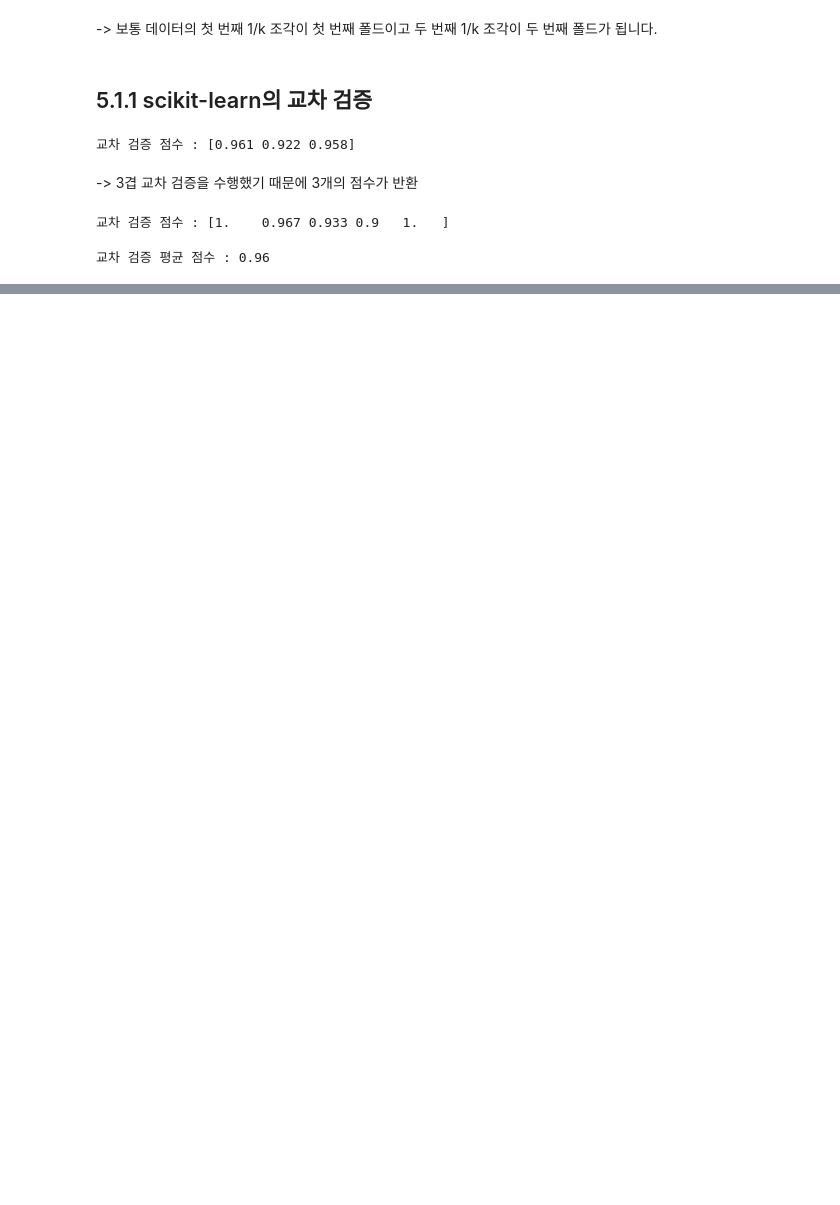
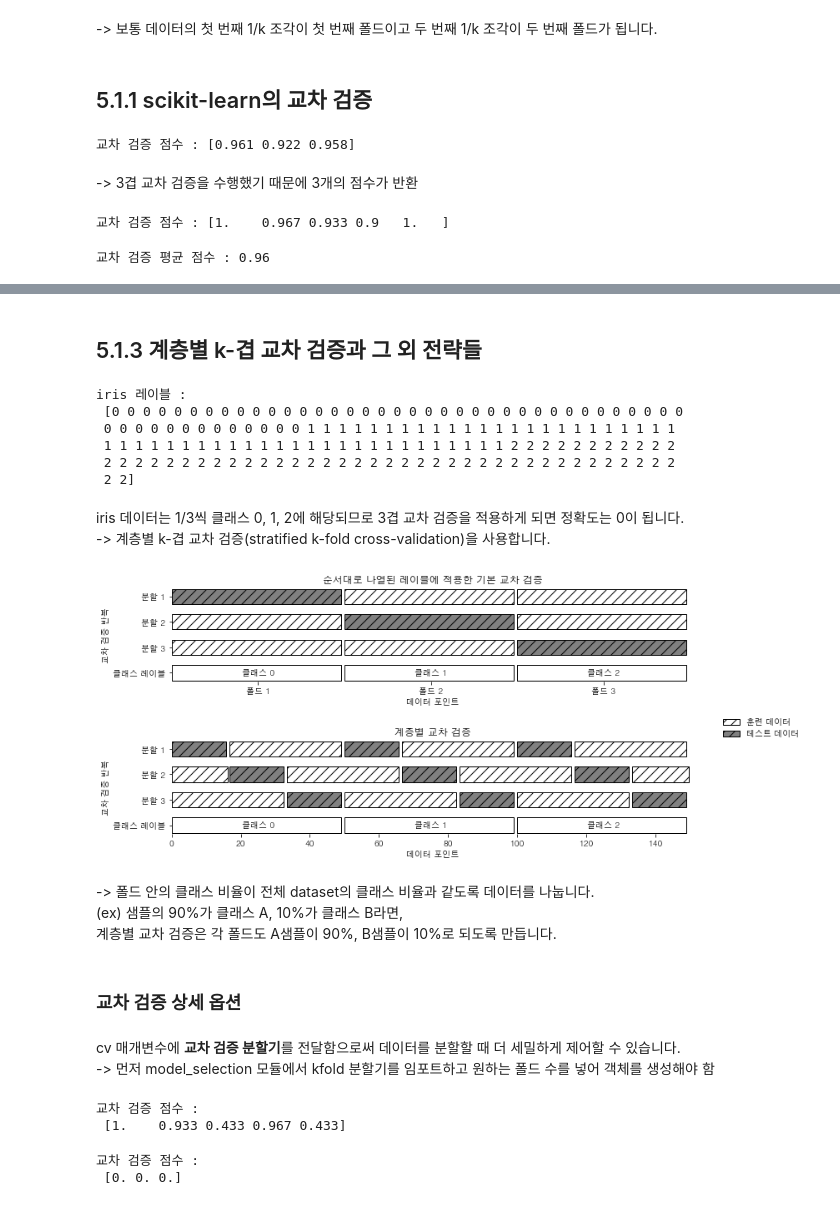
Before and after one commit to hyooo1017/Review, a Jupyter notebook: Introduction to Machine Learning with Python/5장. 모델 평가와 성능 향상.ipynb, the cells around one changed output, grey strips where cells are left out. Saved outputs shown, nothing was run; the diff lists cells and outputs as text; code cells hidden in the pictures; blank space fills up the shorter version.

```diff
--- a/Introduction to Machine Learning with Python/5장. 모델 평가와 성능 향상.ipynb
+++ b/Introduction to Machine Learning with Python/5장. 모델 평가와 성능 향상.ipynb
@@ -115,3 +116,47 @@ score_time     8.05e-04
 test_score     9.60e-01
 train_score    9.63e-01
 dtype: float64
+# %% [markdown]
+## 5.1.3 계층별 k-겹 교차 검증과 그 외 전략들
+# %%
+from sklearn.datasets import load_iris
+
+iris = load_iris()
+print("iris 레이블 :\n", iris.target)
+# %% [output]
+iris 레이블 :
+ [0 0 0 0 0 0 0 0 0 0 0 0 0 0 0 0 0 0 0 0 0 0 0 0 0 0 0 0 0 0 0 0 0 0 0 0 0
+ 0 0 0 0 0 0 0 0 0 0 0 0 0 1 1 1 1 1 1 1 1 1 1 1 1 1 1 1 1 1 1 1 1 1 1 1 1
+ 1 1 1 1 1 1 1 1 1 1 1 1 1 1 1 1 1 1 1 1 1 1 1 1 1 1 2 2 2 2 2 2 2 2 2 2 2
+ 2 2 2 2 2 2 2 2 2 2 2 2 2 2 2 2 2 2 2 2 2 2 2 2 2 2 2 2 2 2 2 2 2 2 2 2 2
+ 2 2]
+# %% [markdown]
+iris 데이터는 1/3씩 클래스 0, 1, 2에 해당되므로 3겹 교차 검증을 적용하게 되면 정확도는 0이 됩니다.
+-> 계층별 k-겹 교차 검증(stratified k-fold cross-validation)을 사용합니다.
+# %%
+mglearn.plots.plot_stratified_cross_validation()
+# %% [output]
+[figure, added]
+# %% [markdown]
+-> 폴드 안의 클래스 비율이 전체 dataset의 클래스 비율과 같도록 데이터를 나눕니다.
+(ex) 샘플의 90%가 클래스 A, 10%가 클래스 B라면,
+계층별 교차 검증은 각 폴드도 A샘플이 90%, B샘플이 10%로 되도록 만듭니다.
+# %% [markdown]
+### 교차 검증 상세 옵션
+# %% [markdown]
+cv 매개변수에 **교차 검증 분할기**를 전달함으로써 데이터를 분할할 때 더 세밀하게 제어할 수 있습니다.
+-> 먼저 model_selection 모듈에서 kfold 분할기를 임포트하고 원하는 폴드 수를 넣어 객체를 생성해야 함
+# %%
+from sklearn.model_selection import KFold
+
+kfold = KFold(n_splits = 5)
+print("교차 검증 점수 :\n", cross_val_score(logreg, iris.data, iris.target, cv = kfold))
+# %% [output]
+교차 검증 점수 :
+ [1.    0.933 0.433 0.967 0.433]
+# %%
+kfold = KFold(n_splits = 3)
+print("교차 검증 점수 :\n", cross_val_score(logreg, iris.data, iris.target, cv = kfold))
+# %% [output]
+교차 검증 점수 :
+ [0. 0. 0.]
```
Also changed, not shown: parts of 20 cells of this notebook.
